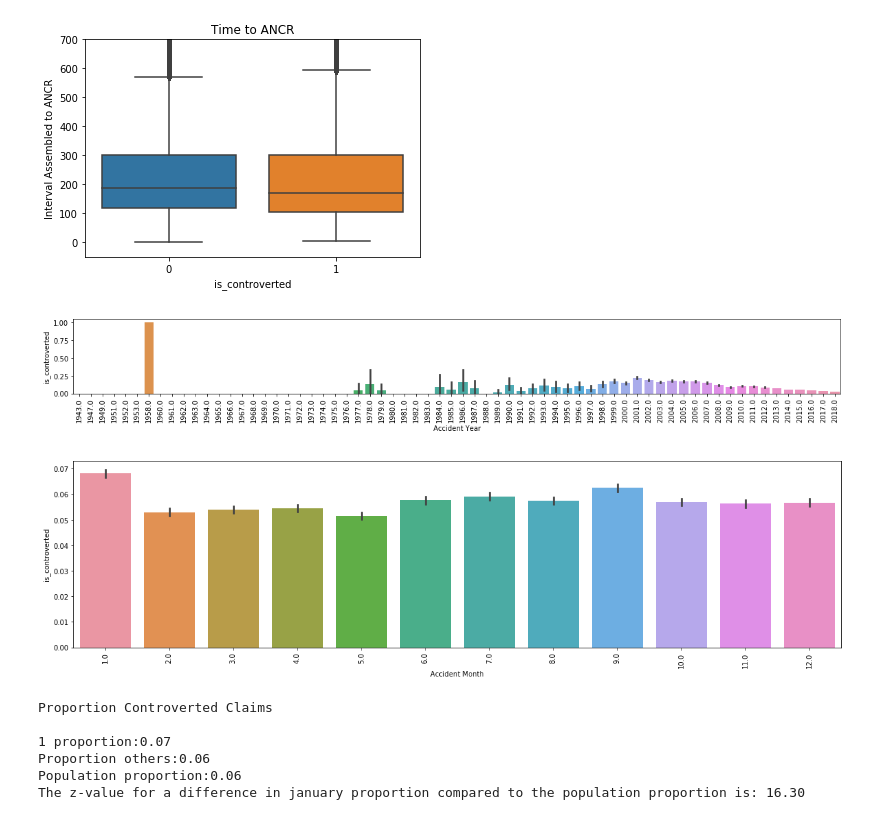
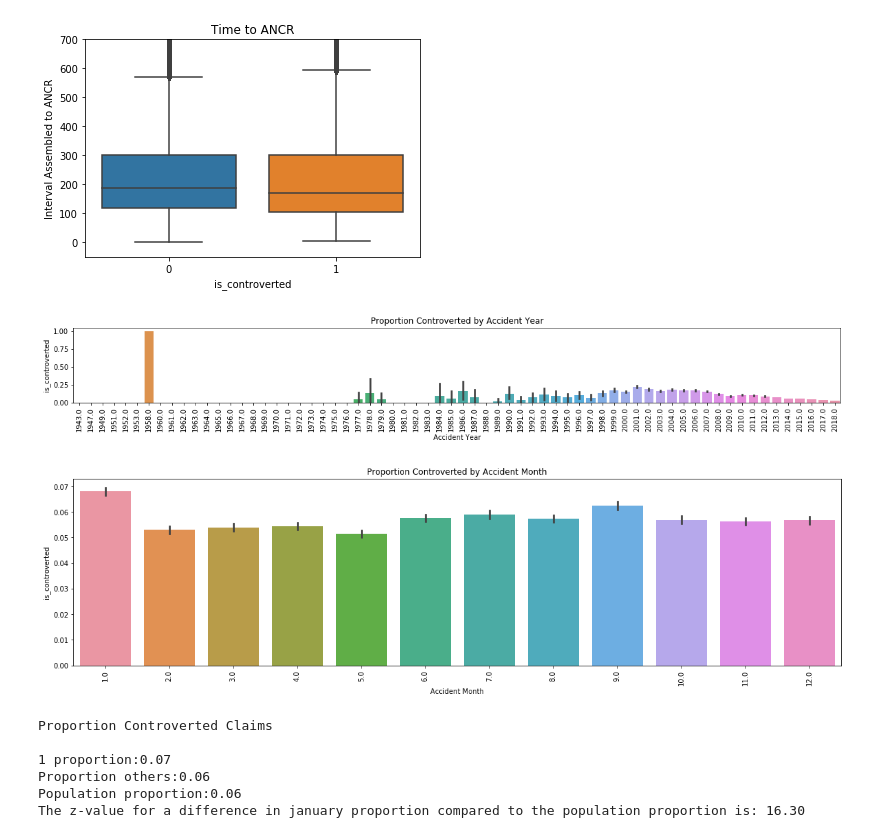
Before and after one commit to cbevis/U3_Capstone, a Jupyter notebook: NYS_Assembled_Workers2.ipynb, the cells around one changed output. Saved outputs shown, nothing was run; the diff lists cells and outputs as text; code cells hidden in the pictures.

```diff
--- a/NYS_Assembled_Workers2.ipynb
+++ b/NYS_Assembled_Workers2.ipynb
@@ -130,7 +125,7 @@ parse_dates = ['Assembly Date', 'Accident Date', 'ANCR Date', 'Controverted Date
               'C-2 Date', 'C-3 Date', 'First Hearing Date']
 
 # Read in CSV
-df = pd.read_csv(data_path, parse_dates=parse_dates)
+df = pd.read_csv(data_path, parse_dates=parse_dates, low_memory=False)
 
 # Change to booleans
 df['Accident'] = np.where(df['Accident'] == 'Y', 1, 0)
@@ -541,17 +532,19 @@ plt.ylim(-50, 700)
 # %%
 plt.figure(figsize=(20, 2))
 sns.barplot(x='Accident Year', y='is_controverted', data=df)
+plt.title('Proportion Controverted by Accident Year')
 plt.xticks(rotation=90)
 plt.show()
 # %% [output]
-[figure, old version]
+[figure, new version]
 # %%
 plt.figure(figsize=(20, 5))
 sns.barplot(x='Accident Month', y='is_controverted', data=df)
 plt.xticks(rotation=90)
+plt.title('Proportion Controverted by Accident Month')
 plt.show()
 # %% [output]
-[figure, old version]
+[figure, new version]
 # %%
 # Two proportions z-test looking at January vs the rest of the months
 #https://www.statisticshowto.datasciencecentral.com/z-test/
```
Also changed, not shown: parts of 46 cells of this notebook.
